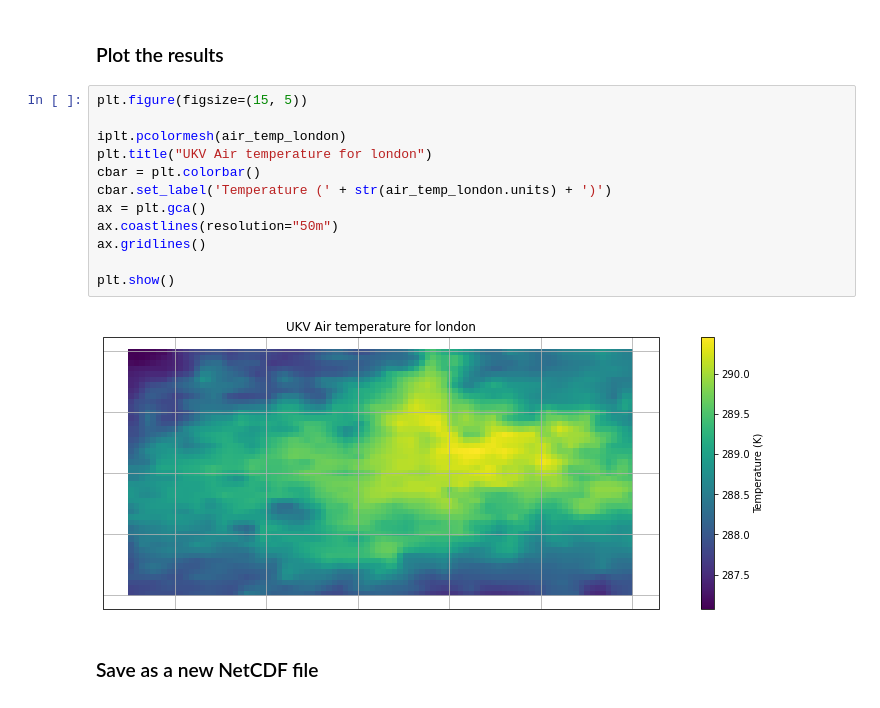
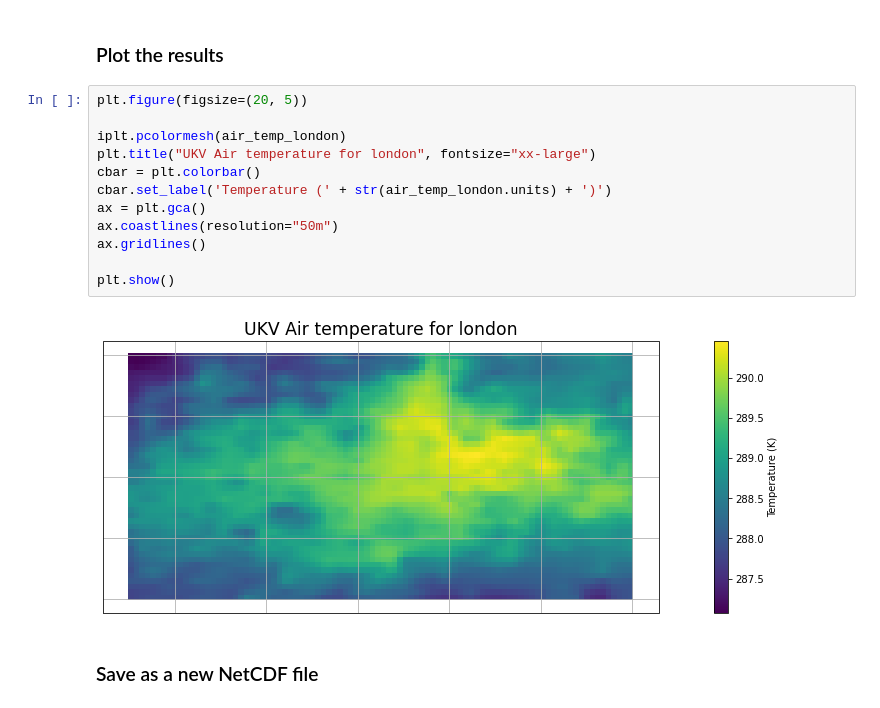
Before and after one commit to alan-turing-institute/environmental-ds-book, a Jupyter notebook: book/urban/sensors/urban-sensors-ukv.ipynb, the cells around one changed output. Drawn from its saved outputs; the diff is of its cells as text.

Commit message:
change last plot size and set xx-large title size

```diff
--- a/book/urban/sensors/urban-sensors-ukv.ipynb
+++ b/book/urban/sensors/urban-sensors-ukv.ipynb
@@ -139,19 +139,19 @@ air_temp_london = global_air_temp.intersection(longitude=(min_lon, max_lon), lat
 # %% [markdown]
 ### Plot the results
 # %%
-plt.figure(figsize=(15, 5))
+plt.figure(figsize=(20, 5))
 
 iplt.pcolormesh(air_temp_london)
-plt.title("UKV Air temperature for london")
+plt.title("UKV Air temperature for london", fontsize="xx-large")
 cbar = plt.colorbar()
 cbar.set_label('Temperature (' + str(air_temp_london.units) + ')')
 ax = plt.gca()
 ax.coastlines(resolution="50m")
 ax.gridlines()
 
 plt.show()
 # %% [output]
-[figure, old version]
+[figure, new version]
 # %% [markdown]
 ### Save as a new NetCDF file
 # %%
```
Also changed, not shown: parts of 3 cells of this notebook.
